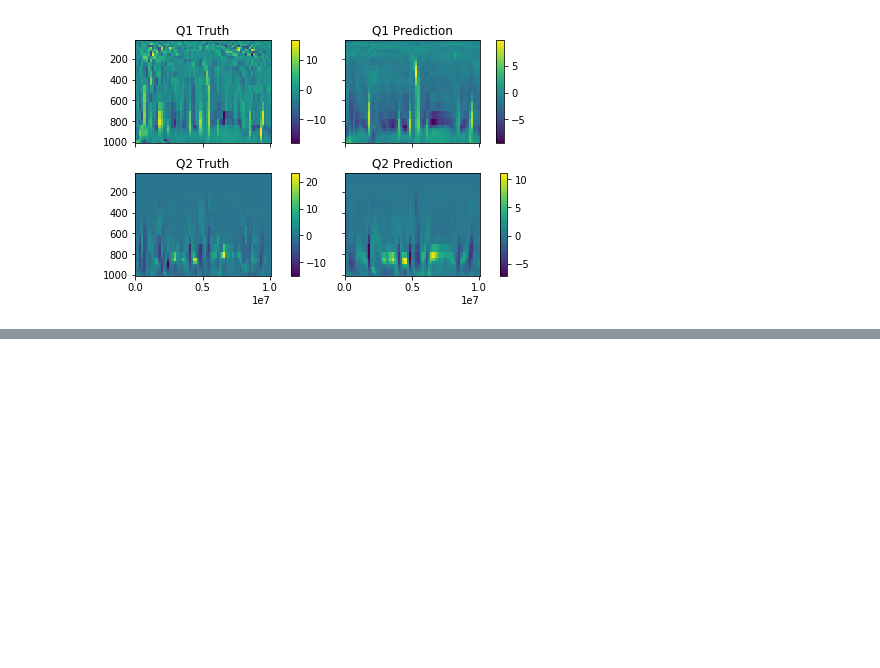
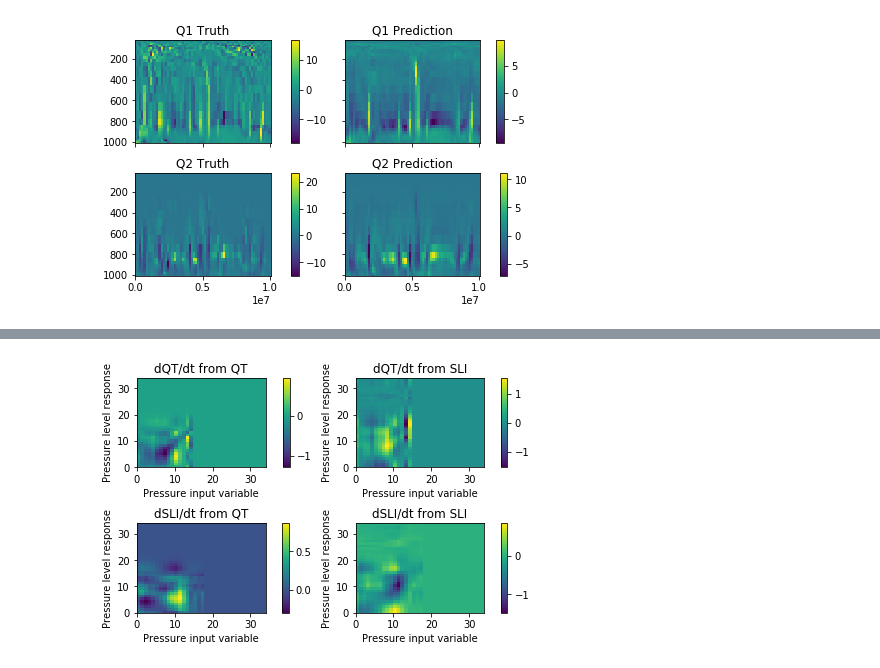
Before and after one commit to nbren12/uwnet, a Jupyter notebook: notebooks/papers/2019-01.ipynb, the cells around one changed output, grey strips where cells are left out. Drawn from its saved outputs; the diff is of its cells as text; code cells hidden in the pictures; blank space fills up the shorter version.

```diff
--- a/notebooks/papers/2019-01.ipynb
+++ b/notebooks/papers/2019-01.ipynb
@@ -12,0 +24,5 @@
+# %%
+jacobian.main("../../models/268/5.pkl", 32)
+plt.savefig("saliency-stable.png")
+# %% [output]
+[figure, added]
```
Also changed, not shown: parts of 5 cells of this notebook, 4 other files.
